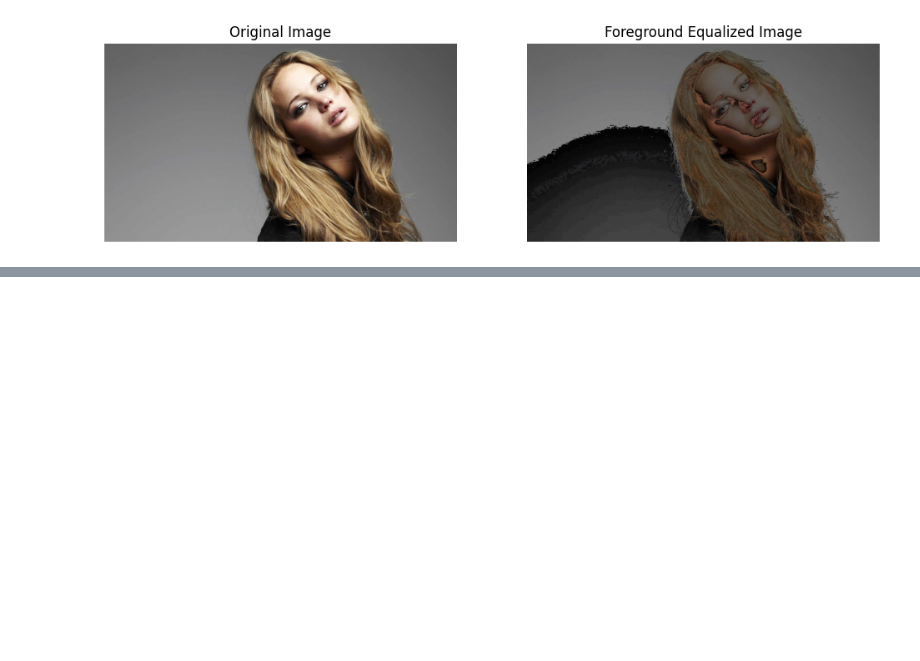
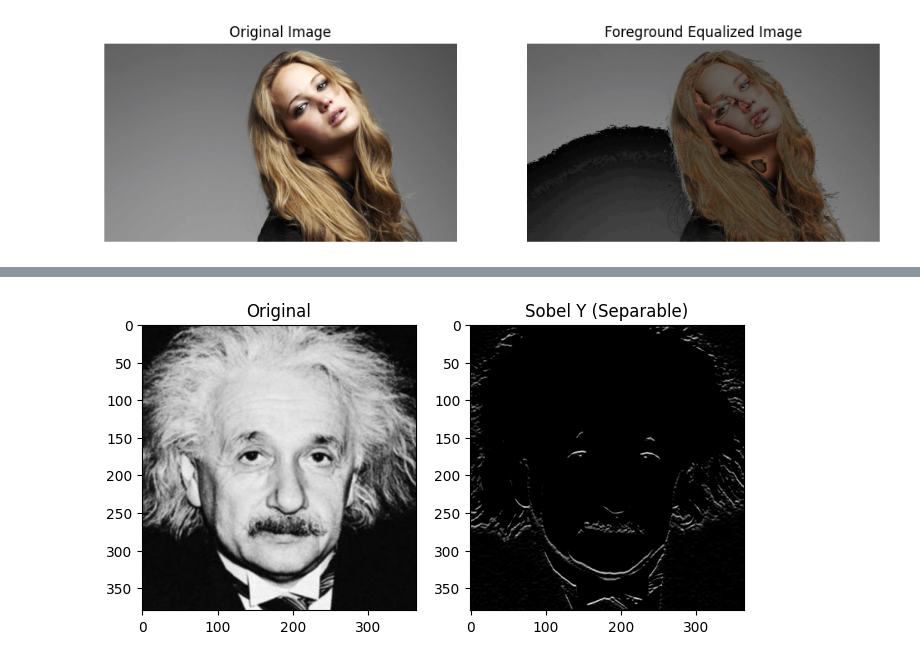
Before and after one commit to bandarasmc/Image_Processing_Msc, a Jupyter notebook: Code/notebook.ipynb, the cells around one changed output, grey strips where cells are left out. Saved outputs shown, nothing was run; the diff lists cells and outputs as text; code cells hidden in the pictures; blank space fills up the shorter version.

```diff
--- a/Code/notebook.ipynb
+++ b/Code/notebook.ipynb
@@ -348,0 +425,18 @@ plt.show()
+# %%
+
+
+kx_y = np.array([[1, 2, 1]], dtype=np.float32)   # horizontal
+ky_y = np.array([[1], [0], [-1]], dtype=np.float32) # vertical
+
+# Apply separable convolution for Y
+intermediate_y = cv2.filter2D(img, -1, kx_y)
+sobel_y = cv2.filter2D(intermediate_y, -1, ky_y)
+
+
+# Show results
+plt.figure(figsize=(12,6))
+plt.subplot(1,3,1), plt.imshow(img, cmap="gray"), plt.title("Original")
+plt.subplot(1,3,2), plt.imshow(sobel_y, cmap="gray"), plt.title("Sobel Y (Separable)")
+plt.show()
+# %% [output]
+[figure, added]
```
Also changed, not shown: parts of 3 cells of this notebook.
